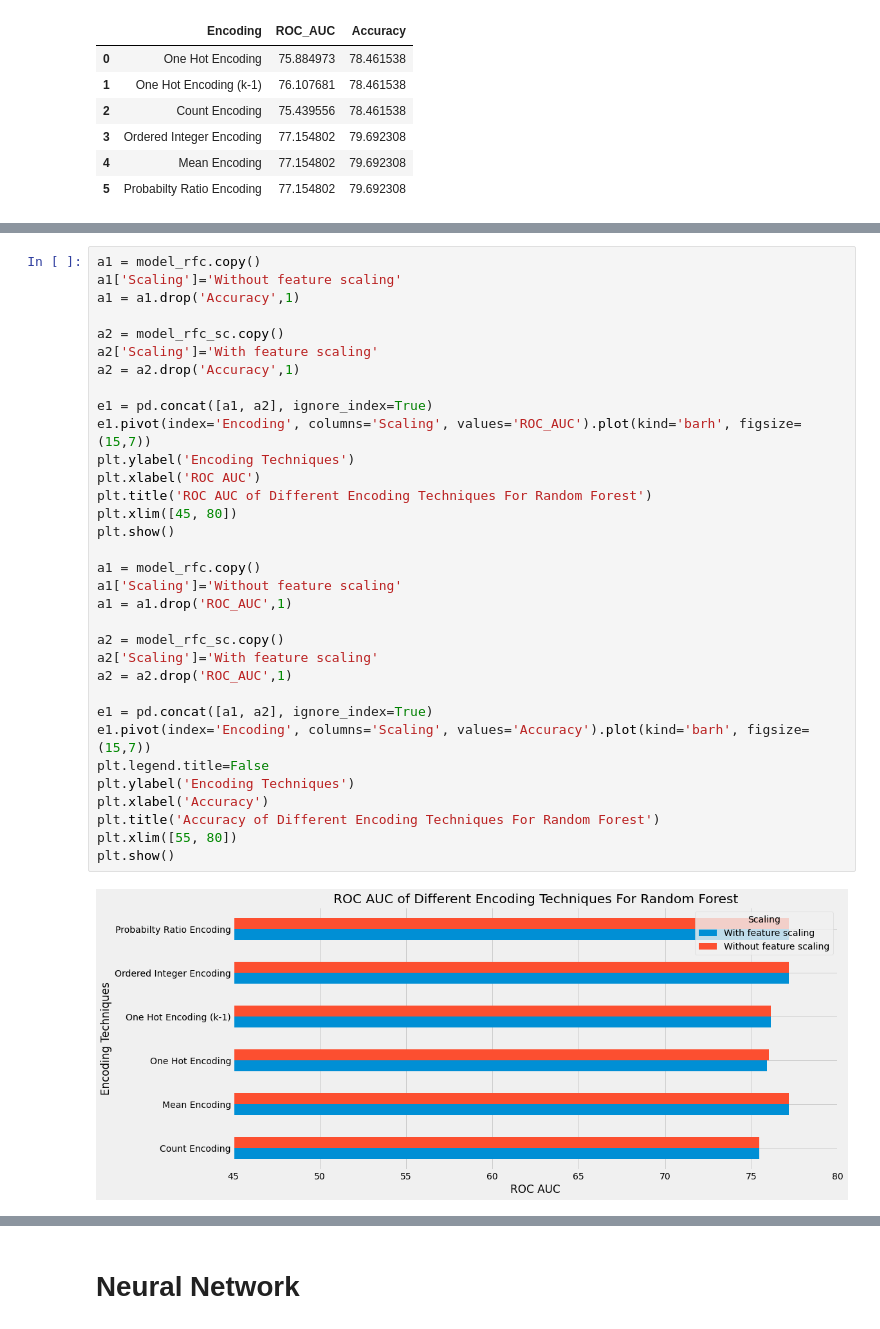
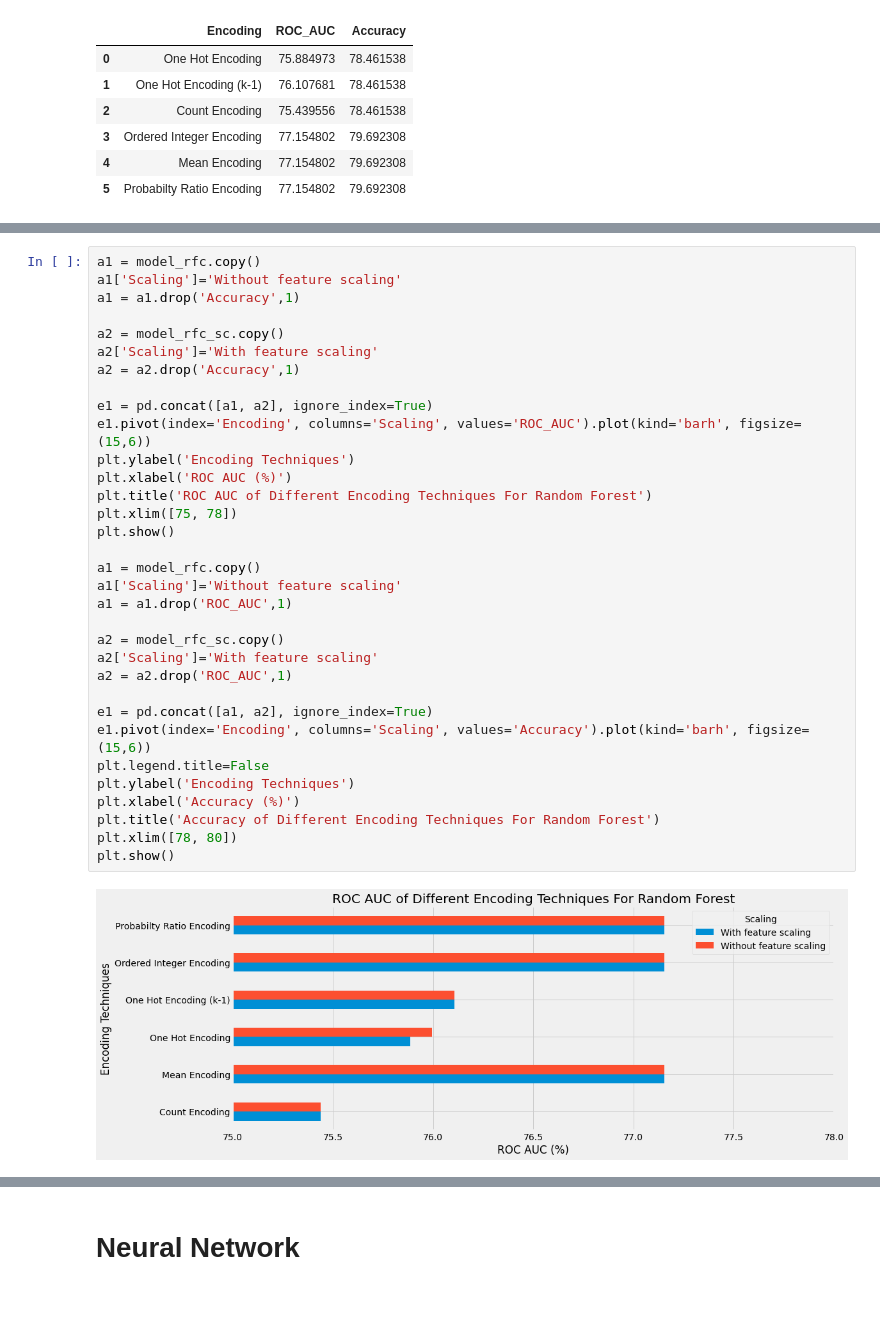
Before and after one commit to elyas-shas/CategoricalEncodingTechniques, a Jupyter notebook: CategoricalEncoding_v1.ipynb, the cells around one changed output, grey strips where cells are left out. Drawn from its saved outputs; the diff is of its cells as text; blank space fills up the shorter version.

```diff
--- a/CategoricalEncoding_v1.ipynb
+++ b/CategoricalEncoding_v1.ipynb
@@ -1092,35 +1094,35 @@ plt.title('Comparison of the Accuracy of Random Forest (with scaling)', size = 1
 # %%
 a1 = model_rfc.copy()
 a1['Scaling']='Without feature scaling'
 a1 = a1.drop('Accuracy',1)
 
 a2 = model_rfc_sc.copy()
 a2['Scaling']='With feature scaling'
 a2 = a2.drop('Accuracy',1)
 
 e1 = pd.concat([a1, a2], ignore_index=True)
-e1.pivot(index='Encoding', columns='Scaling', values='ROC_AUC').plot(kind='barh', figsize=(15,7))
+e1.pivot(index='Encoding', columns='Scaling', values='ROC_AUC').plot(kind='barh', figsize=(15,6))
 plt.ylabel('Encoding Techniques')
-plt.xlabel('ROC AUC')
+plt.xlabel('ROC AUC (%)')
 plt.title('ROC AUC of Different Encoding Techniques For Random Forest')
-plt.xlim([45, 80])
+plt.xlim([75, 78])
 plt.show()
 
 a1 = model_rfc.copy()
 a1['Scaling']='Without feature scaling'
 a1 = a1.drop('ROC_AUC',1)
 
 a2 = model_rfc_sc.copy()
 a2['Scaling']='With feature scaling'
 a2 = a2.drop('ROC_AUC',1)
 
 e1 = pd.concat([a1, a2], ignore_index=True)
-e1.pivot(index='Encoding', columns='Scaling', values='Accuracy').plot(kind='barh', figsize=(15,7))
+e1.pivot(index='Encoding', columns='Scaling', values='Accuracy').plot(kind='barh', figsize=(15,6))
 plt.legend.title=False
 plt.ylabel('Encoding Techniques')
-plt.xlabel('Accuracy')
+plt.xlabel('Accuracy (%)')
 plt.title('Accuracy of Different Encoding Techniques For Random Forest')
-plt.xlim([55, 80])
+plt.xlim([78, 80])
 plt.show()
 # %% [output]
-[figure, old version]
+[figure, new version]
```
Also changed, not shown: parts of 35 cells of this notebook.
